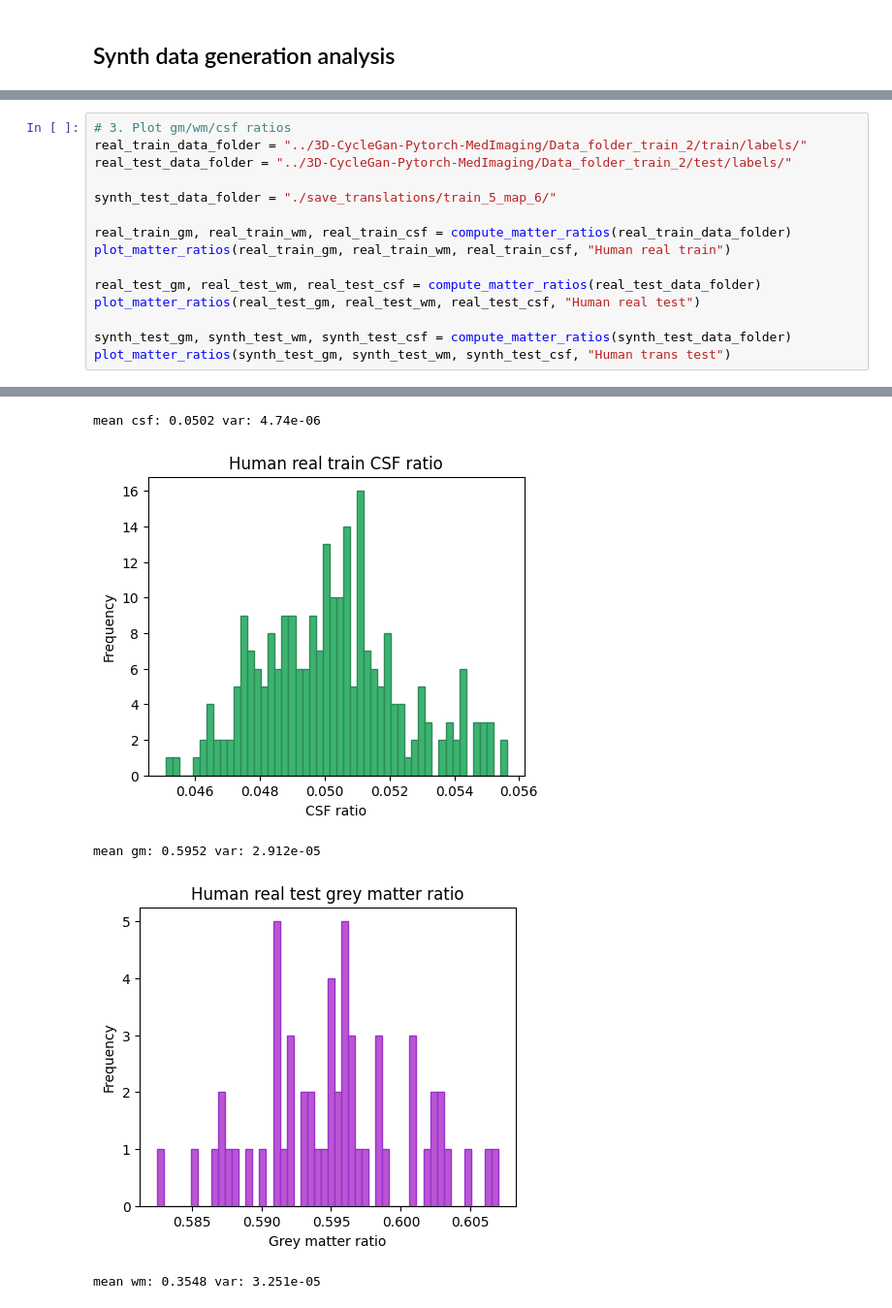
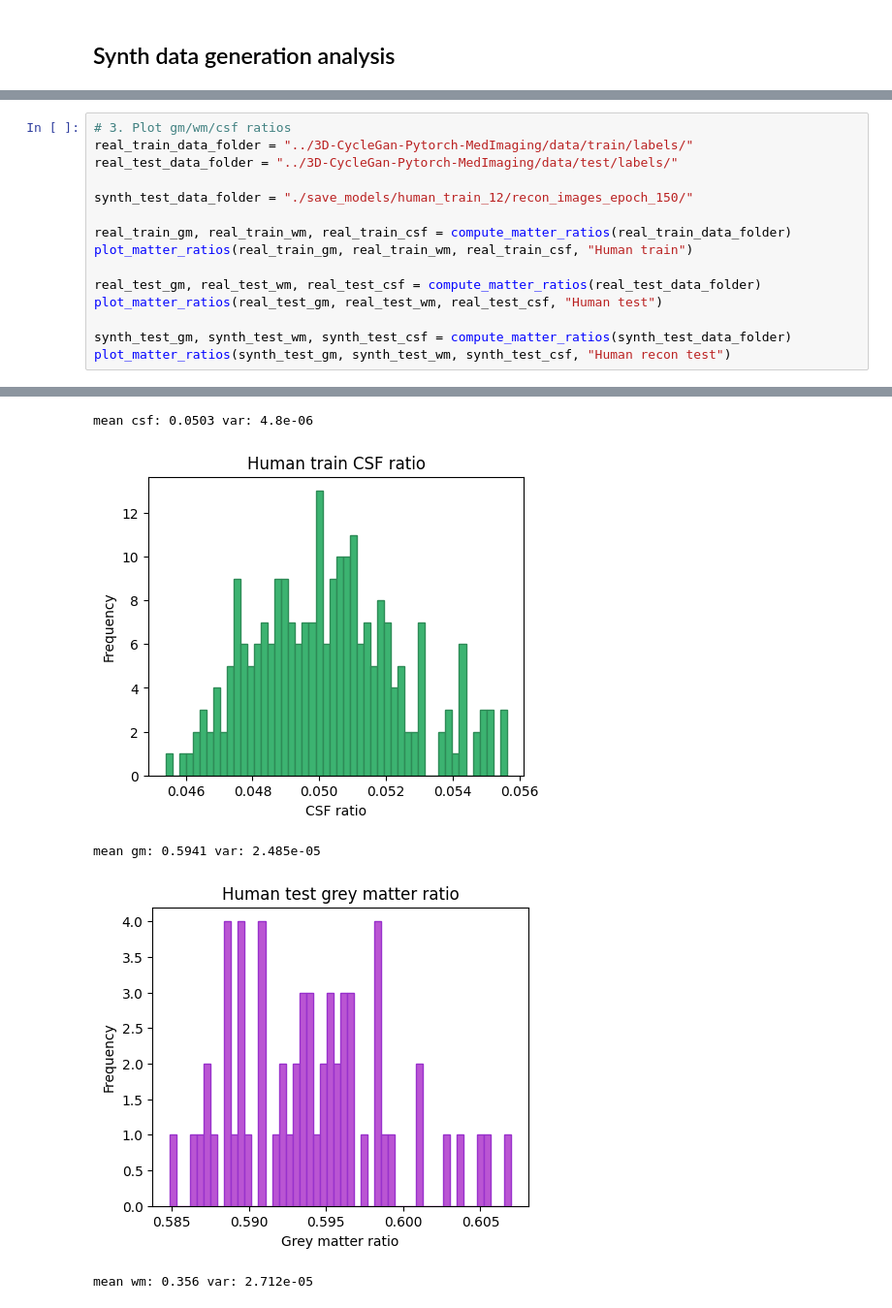
Before and after one commit to jessicabohm/UNIT, a Jupyter notebook: evaluate_synth_data.ipynb, the cells around one changed output, grey strips where cells are left out. Shown at 97% size. Drawn from its saved outputs; the diff is of its cells as text.

```diff
--- a/evaluate_synth_data.ipynb
+++ b/evaluate_synth_data.ipynb
@@ -255,16 +261,16 @@ real csf: 0.0132 recon csf: 0.0472
 # %%
 # 3. Plot gm/wm/csf ratios
-real_train_data_folder = "../3D-CycleGan-Pytorch-MedImaging/Data_folder_train_2/train/labels/"
-real_test_data_folder = "../3D-CycleGan-Pytorch-MedImaging/Data_folder_train_2/test/labels/"
+real_train_data_folder = "../3D-CycleGan-Pytorch-MedImaging/data/train/labels/"
+real_test_data_folder = "../3D-CycleGan-Pytorch-MedImaging/data/test/labels/"
 
-synth_test_data_folder = "./save_translations/train_5_map_6/"
+synth_test_data_folder = "./save_models/human_train_12/recon_images_epoch_150/"
 
 real_train_gm, real_train_wm, real_train_csf = compute_matter_ratios(real_train_data_folder)
-plot_matter_ratios(real_train_gm, real_train_wm, real_train_csf, "Human real train")
+plot_matter_ratios(real_train_gm, real_train_wm, real_train_csf, "Human train")
 
 real_test_gm, real_test_wm, real_test_csf = compute_matter_ratios(real_test_data_folder)
-plot_matter_ratios(real_test_gm, real_test_wm, real_test_csf, "Human real test")
+plot_matter_ratios(real_test_gm, real_test_wm, real_test_csf, "Human test")
 
 synth_test_gm, synth_test_wm, synth_test_csf = compute_matter_ratios(synth_test_data_folder)
-plot_matter_ratios(synth_test_gm, synth_test_wm, synth_test_csf, "Human trans test")
+plot_matter_ratios(synth_test_gm, synth_test_wm, synth_test_csf, "Human recon test")
 # %% [output]
@@ -275,5 +281,5 @@ mean wm: 0.3559 var: 2.536e-05
-mean csf: 0.0502 var: 4.74e-06
+mean csf: 0.0503 var: 4.8e-06
-[figure, old version]
+[figure, new version]
-mean gm: 0.5952 var: 2.912e-05
+mean gm: 0.5941 var: 2.485e-05
-[figure, old version]
+[figure, new version]
-mean wm: 0.3548 var: 3.251e-05
+mean wm: 0.356 var: 2.712e-05
```
Also changed, not shown: parts of 6 cells of this notebook, 8 other files.
